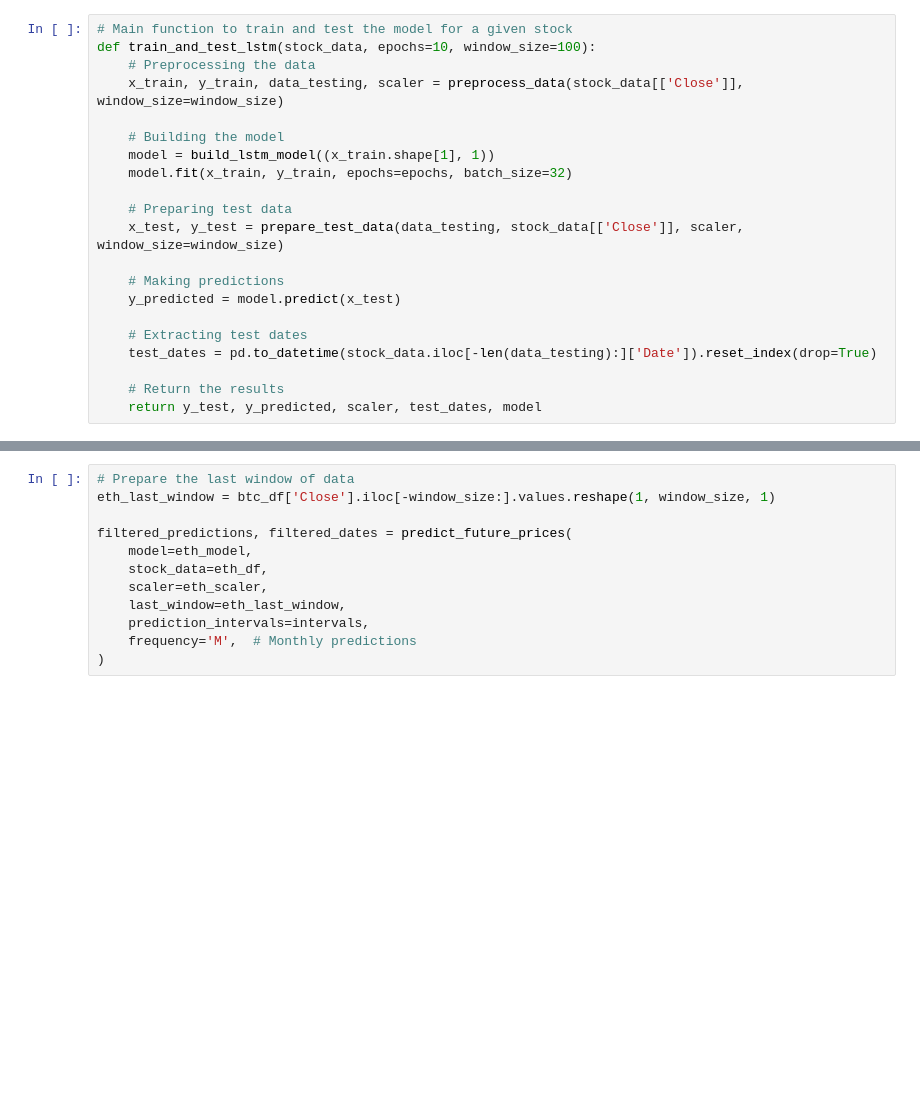
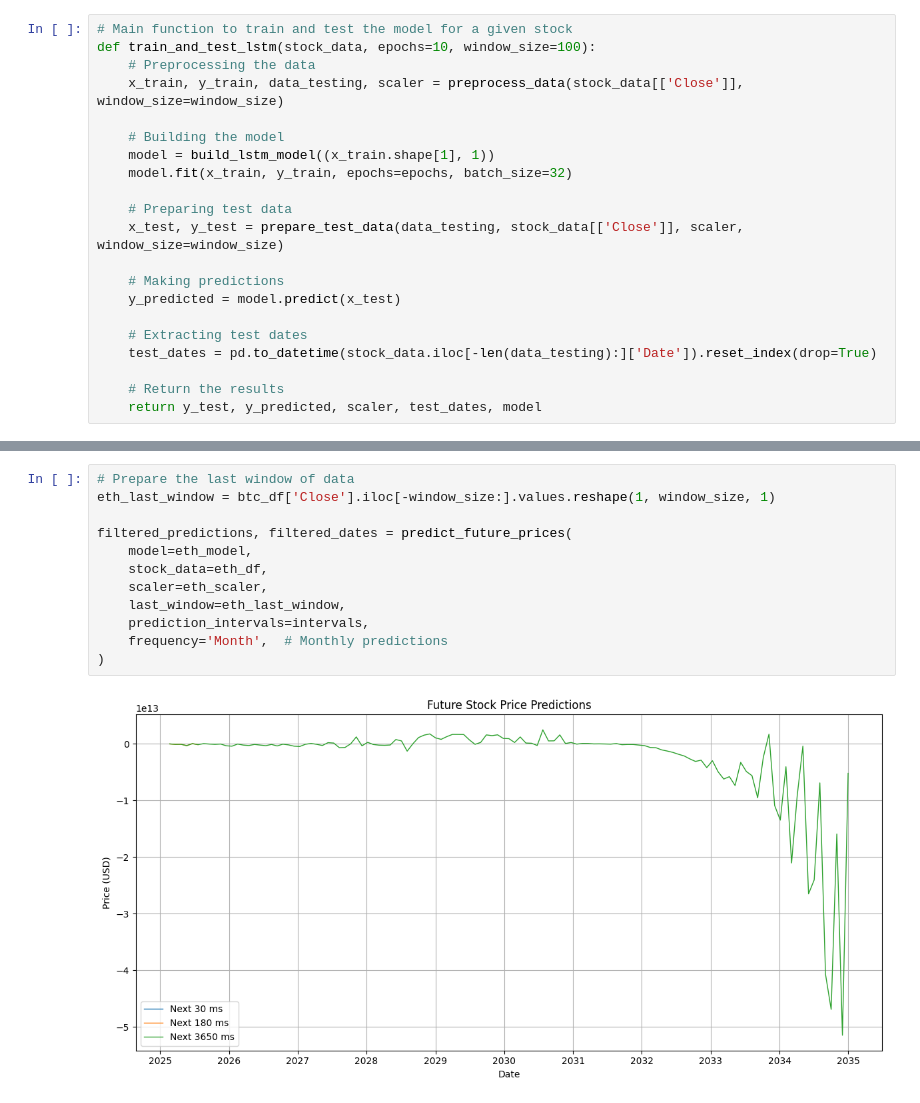
Before and after one commit to JoyChang10/Forkaia, a Jupyter notebook: task1000/stacked_lstm/stock_prediction.ipynb, the cells around one changed output, grey strips where cells are left out. Saved outputs shown, nothing was run; the diff lists cells and outputs as text; blank space fills up the shorter version.

```diff
--- a/task1000/stacked_lstm/stock_prediction.ipynb
+++ b/task1000/stacked_lstm/stock_prediction.ipynb
@@ -301,14 +333,16 @@ plot_predictions(eth_y_test, eth_y_predicted, eth_scaler, eth_test_dates, tick_i
 # %%
 # Prepare the last window of data
 eth_last_window = btc_df['Close'].iloc[-window_size:].values.reshape(1, window_size, 1)
 
 filtered_predictions, filtered_dates = predict_future_prices(
     model=eth_model,
     stock_data=eth_df,
     scaler=eth_scaler,
     last_window=eth_last_window,
     prediction_intervals=intervals,
-    frequency='M',  # Monthly predictions
+    frequency='Month',  # Monthly predictions
 )
+# %% [output]
+[figure, added]
 # %%
 btc_y_test, btc_y_predicted, btc_scaler, btc_test_dates, btc_model = train_and_test_lstm(btc_df, epochs=10, window_size=100)
```
Also changed, not shown: parts of 13 cells of this notebook.
